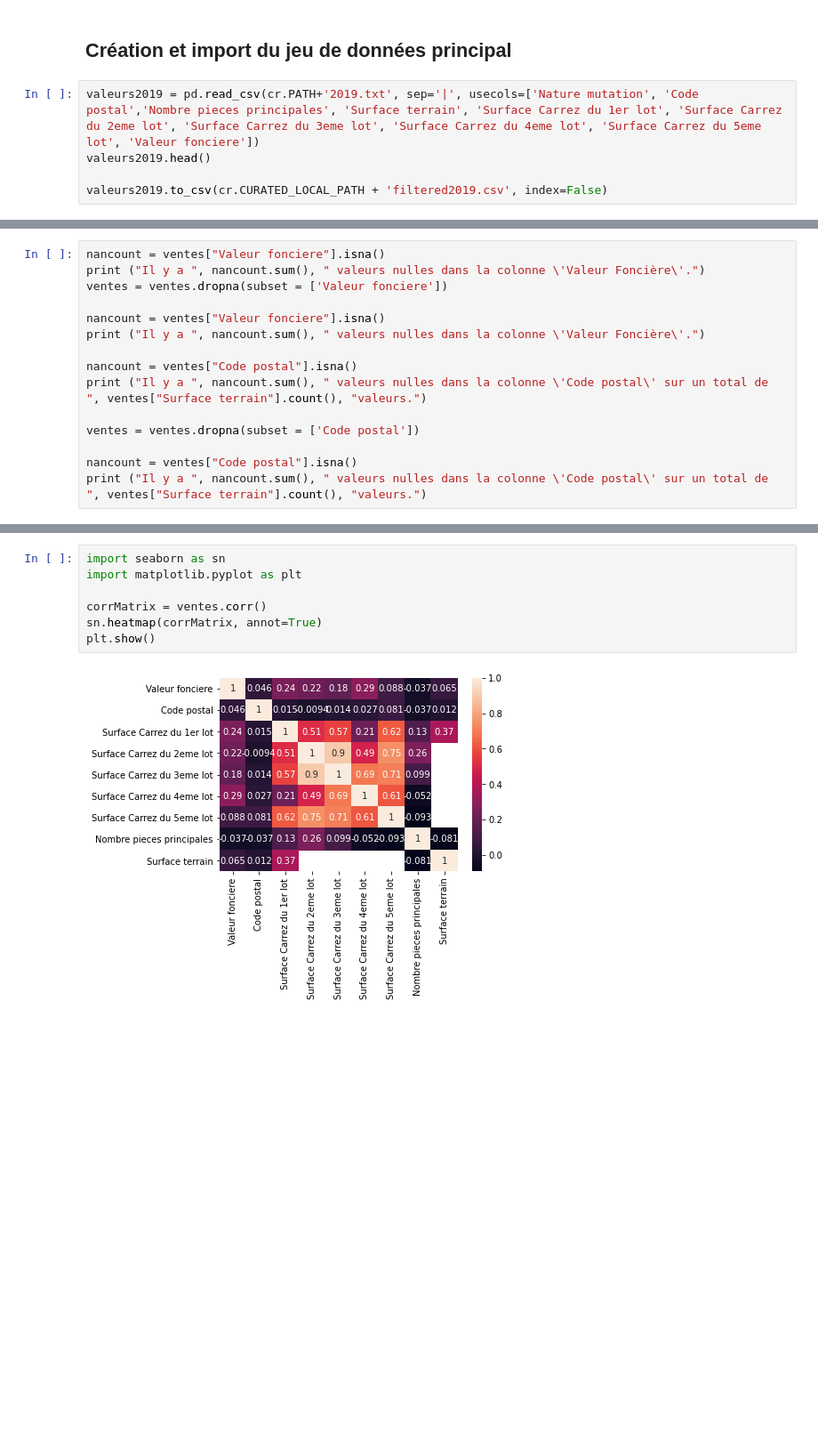
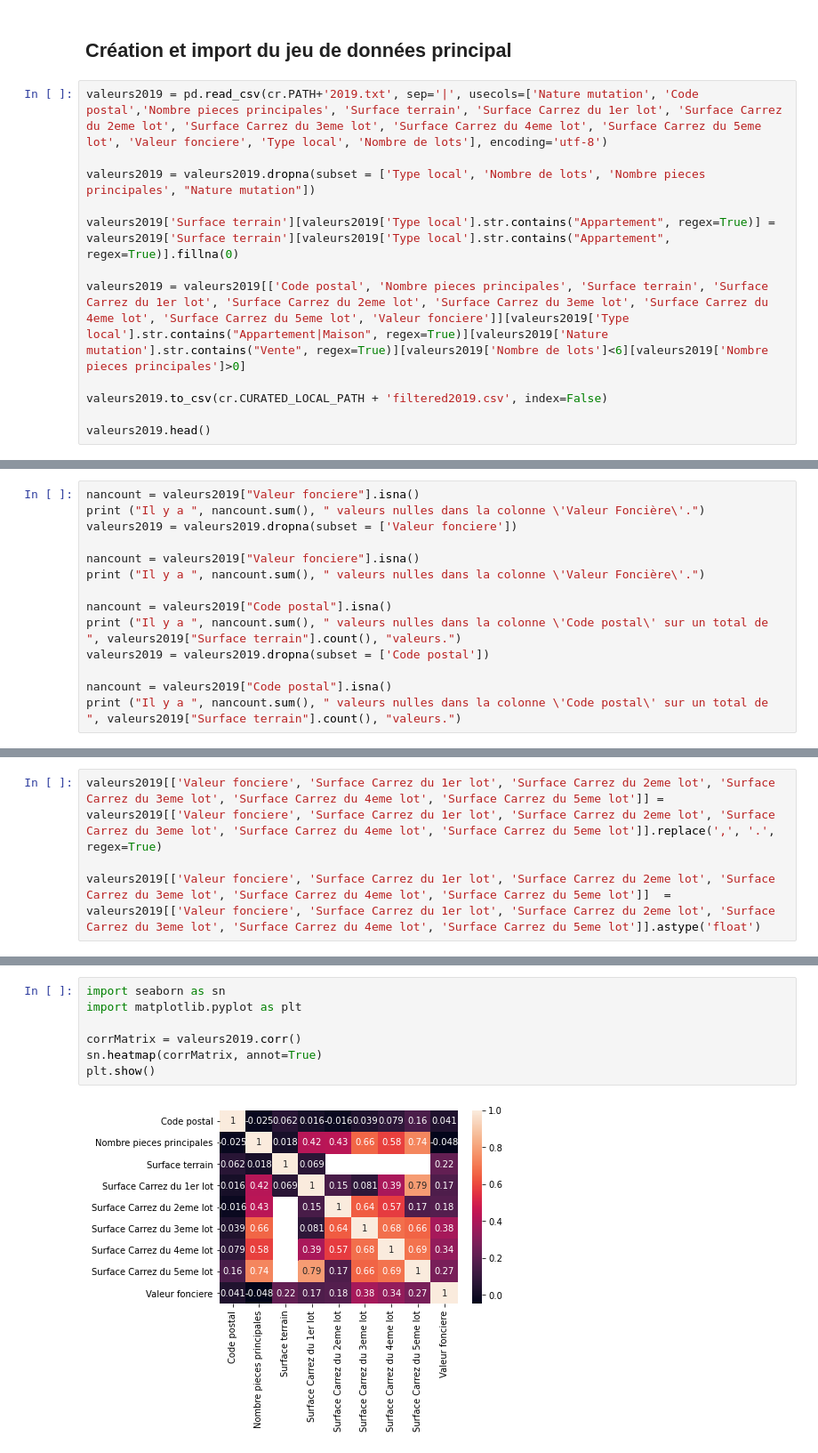
Before and after one commit to Twizzle1997/Immothep, a Jupyter notebook: notebook.ipynb, the cells around one changed output, grey strips where cells are left out. Shown: that part at 89% size. Drawn from its saved outputs; the diff is of its cells as text; blank space fills up the shorter version.

```diff
--- a/notebook.ipynb
+++ b/notebook.ipynb
@@ -12,7 +15,14 @@ splitter = Splitter()
 # %% [markdown]
 ## Création et import du jeu de données principal
 # %%
-valeurs2019 = pd.read_csv(cr.PATH+'2019.txt', sep='|', usecols=['Nature mutation', 'Code postal','Nombre pieces principales', 'Surface terrain', 'Surface Carrez du 1er lot', 'Surface Carrez du 2eme lot', 'Surface Carrez du 3eme lot', 'Surface Carrez du 4eme lot', 'Surface Carrez du 5eme lot', 'Valeur fonciere'])
-valeurs2019.head()
+valeurs2019 = pd.read_csv(cr.PATH+'2019.txt', sep='|', usecols=['Nature mutation', 'Code postal','Nombre pieces principales', 'Surface terrain', 'Surface Carrez du 1er lot', 'Surface Carrez du 2eme lot', 'Surface Carrez du 3eme lot', 'Surface Carrez du 4eme lot', 'Surface Carrez du 5eme lot', 'Valeur fonciere', 'Type local', 'Nombre de lots'], encoding='utf-8')
+
+valeurs2019 = valeurs2019.dropna(subset = ['Type local', 'Nombre de lots', 'Nombre pieces principales', "Nature mutation"])
+
+valeurs2019['Surface terrain'][valeurs2019['Type local'].str.contains("Appartement", regex=True)] = valeurs2019['Surface terrain'][valeurs2019['Type local'].str.contains("Appartement", regex=True)].fillna(0)
+
+valeurs2019 = valeurs2019[['Code postal', 'Nombre pieces principales', 'Surface terrain', 'Surface Carrez du 1er lot', 'Surface Carrez du 2eme lot', 'Surface Carrez du 3eme lot', 'Surface Carrez du 4eme lot', 'Surface Carrez du 5eme lot', 'Valeur fonciere']][valeurs2019['Type local'].str.contains("Appartement|Maison", regex=True)][valeurs2019['Nature mutation'].str.contains("Vente", regex=True)][valeurs2019['Nombre de lots']<6][valeurs2019['Nombre pieces principales']>0]
 
 valeurs2019.to_csv(cr.CURATED_LOCAL_PATH + 'filtered2019.csv', index=False)
+
+valeurs2019.head()
@@ -48,16 +42,15 @@ ventes.head()
 # %%
-nancount = ventes["Valeur fonciere"].isna()
+nancount = valeurs2019["Valeur fonciere"].isna()
 print ("Il y a ", nancount.sum(), " valeurs nulles dans la colonne \'Valeur Foncière\'.")
-ventes = ventes.dropna(subset = ['Valeur fonciere'])
+valeurs2019 = valeurs2019.dropna(subset = ['Valeur fonciere'])
 
-nancount = ventes["Valeur fonciere"].isna()
+nancount = valeurs2019["Valeur fonciere"].isna()
 print ("Il y a ", nancount.sum(), " valeurs nulles dans la colonne \'Valeur Foncière\'.")
 
-nancount = ventes["Code postal"].isna()
-print ("Il y a ", nancount.sum(), " valeurs nulles dans la colonne \'Code postal\' sur un total de ", ventes["Surface terrain"].count(), "valeurs.")
+nancount = valeurs2019["Code postal"].isna()
+print ("Il y a ", nancount.sum(), " valeurs nulles dans la colonne \'Code postal\' sur un total de ", valeurs2019["Surface terrain"].count(), "valeurs.")
+valeurs2019 = valeurs2019.dropna(subset = ['Code postal'])
 
-ventes = ventes.dropna(subset = ['Code postal'])
-
-nancount = ventes["Code postal"].isna()
-print ("Il y a ", nancount.sum(), " valeurs nulles dans la colonne \'Code postal\' sur un total de ", ventes["Surface terrain"].count(), "valeurs.")
+nancount = valeurs2019["Code postal"].isna()
+print ("Il y a ", nancount.sum(), " valeurs nulles dans la colonne \'Code postal\' sur un total de ", valeurs2019["Surface terrain"].count(), "valeurs.")
 # %% [output]
@@ -73,3 +80,7 @@ print(nancount.sum())
+# %%
+valeurs2019[['Valeur fonciere', 'Surface Carrez du 1er lot', 'Surface Carrez du 2eme lot', 'Surface Carrez du 3eme lot', 'Surface Carrez du 4eme lot', 'Surface Carrez du 5eme lot']] = valeurs2019[['Valeur fonciere', 'Surface Carrez du 1er lot', 'Surface Carrez du 2eme lot', 'Surface Carrez du 3eme lot', 'Surface Carrez du 4eme lot', 'Surface Carrez du 5eme lot']].replace(',', '.', regex=True)
+
+valeurs2019[['Valeur fonciere', 'Surface Carrez du 1er lot', 'Surface Carrez du 2eme lot', 'Surface Carrez du 3eme lot', 'Surface Carrez du 4eme lot', 'Surface Carrez du 5eme lot']]  = valeurs2019[['Valeur fonciere', 'Surface Carrez du 1er lot', 'Surface Carrez du 2eme lot', 'Surface Carrez du 3eme lot', 'Surface Carrez du 4eme lot', 'Surface Carrez du 5eme lot']].astype('float')
 # %%
 ventes.info()
 # %% [output]
@@ -117,9 +104,9 @@ memory usage: 191.4+ MB
 # %%
 import seaborn as sn
 import matplotlib.pyplot as plt
 
-corrMatrix = ventes.corr()
+corrMatrix = valeurs2019.corr()
 sn.heatmap(corrMatrix, annot=True)
 plt.show()
 # %% [output]
-[figure, old version]
+[figure, new version]
```
Also changed, not shown: parts of 14 cells of this notebook.
